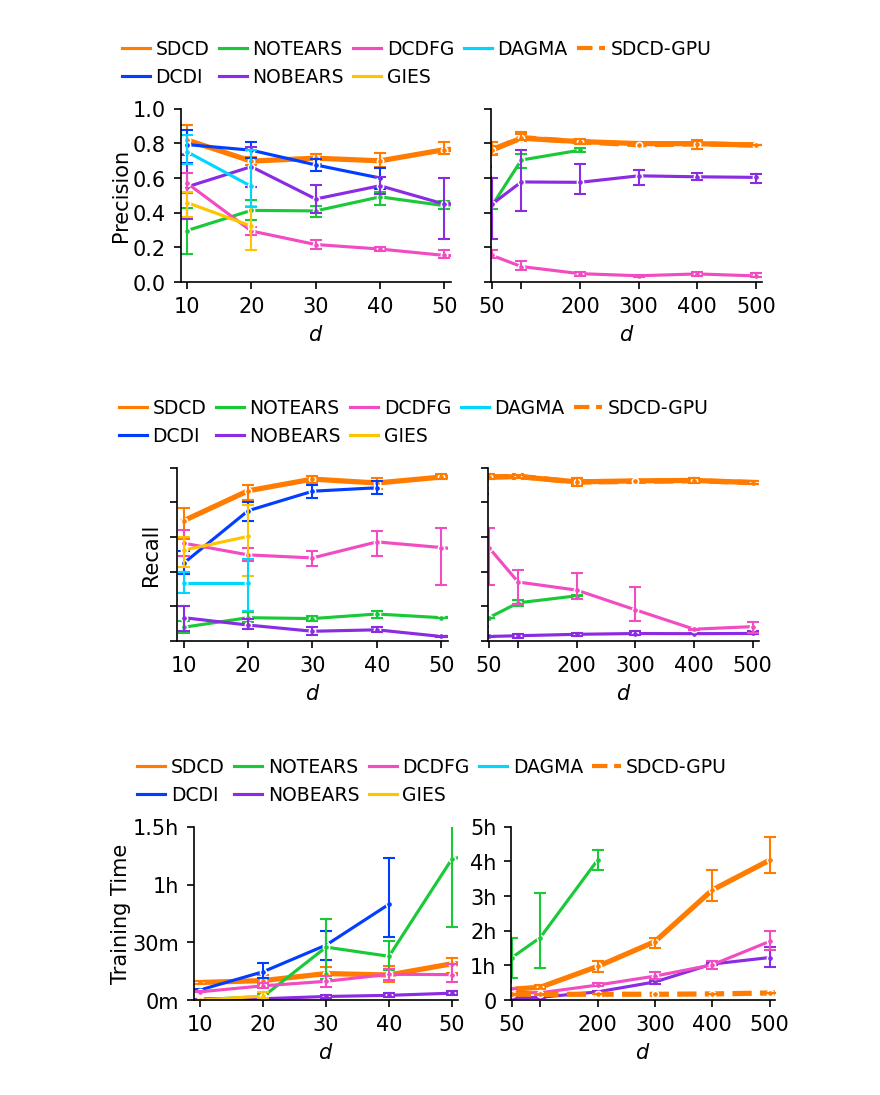
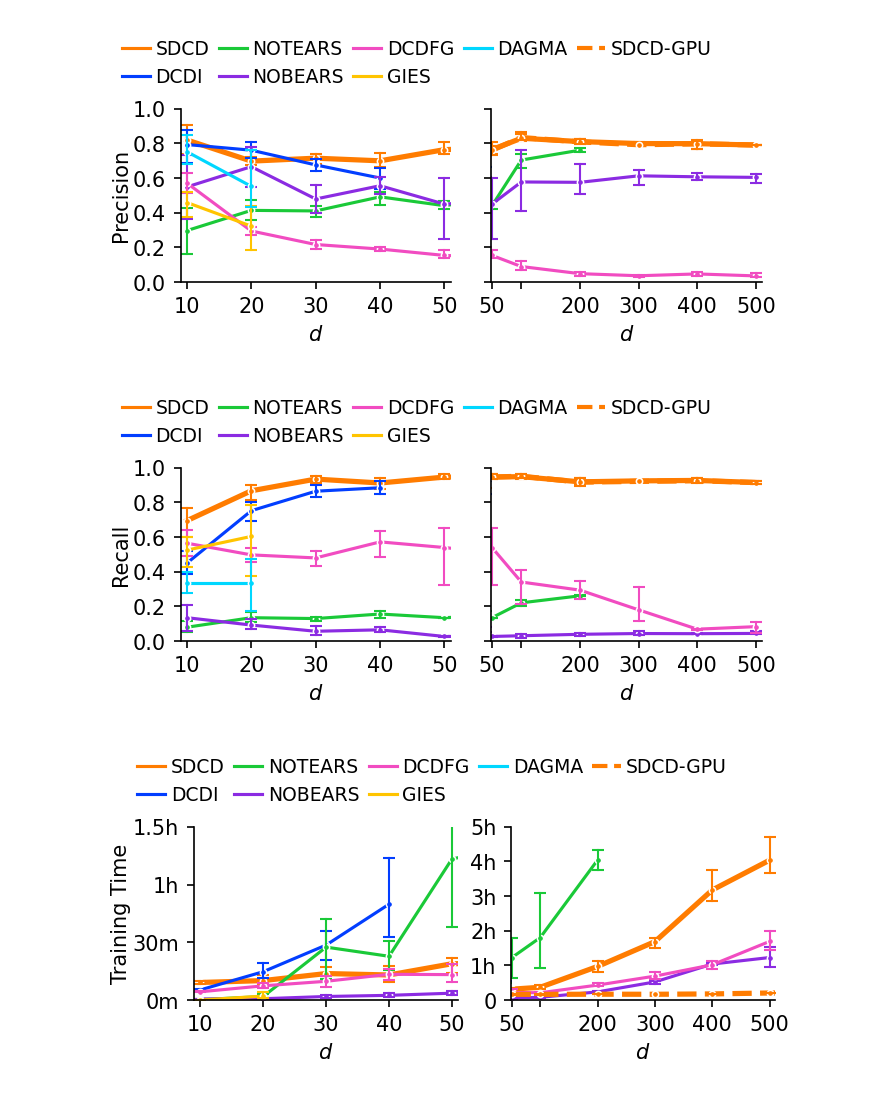
Before and after one commit to azizilab/sdcd, a Jupyter notebook: notebooks/paper_experiments/paper-figures.ipynb, the cells around one changed output. Drawn from its saved outputs; the diff is of its cells as text; code cells hidden in the pictures.

Commit message:
add ticklabels to recall plot

```diff
--- a/notebooks/paper_experiments/paper-figures.ipynb
+++ b/notebooks/paper_experiments/paper-figures.ipynb
@@ -1015,7 +1015,6 @@ axs[0, 1].set_xlim(49, 510)
 
 axs[0, 0].set_ylim(0, 1)
 axs[0, 0].set_yticks([0, 0.2, 0.4, 0.6, 0.8, 1])
-axs[0, 0].set_yticklabels([])
 axs[0, 1].set_ylim(0, 1)
 axs[0, 1].set_yticks([0, 0.2, 0.4, 0.6, 0.8, 1])
 axs[0, 1].set_yticklabels([])
@@ -1025,34 +1024,34 @@ axs[0, 0].spines["right"].set_visible(False)
 axs[0, 1].spines["top"].set_visible(False)
 axs[0, 1].spines["right"].set_visible(False)
 
 
 axs[0, 0].set_ylabel("Recall", labelpad=0.8)
 axs[0, 1].set_ylabel("")
 
 axs[0, 0].plot([-1], [-1], lw=2, ls="--", label="SDCD-GPU", c=PALETTE["SDCI-GPU"])
 
 legend = axs[0, 0].legend(
     ncol=5,
     fontsize=9,
     loc="upper left",
     bbox_to_anchor=(-0.28, 1.5),  # left, top
     columnspacing=0.5,
     handletextpad=0.3,
     handlelength=1.5,
     #     bbox_to_anchor=(0, 1.3),
 )
 legend.get_frame().set_visible(False)
 legend.get_texts()[0].set_text("SDCD")
 
 plt.subplots_adjust(
     hspace=0.02,
     wspace=0.15,
 )
 
 plt.savefig("observational-recall.pdf", bbox_inches="tight", pad_inches=0, bbox_extra_artists=[legend])
 plt.show()
 # %% [output]
-[figure, old version]
+[figure, new version]
 # %%
 fig, axs = plt.subplots(
     1,
```
